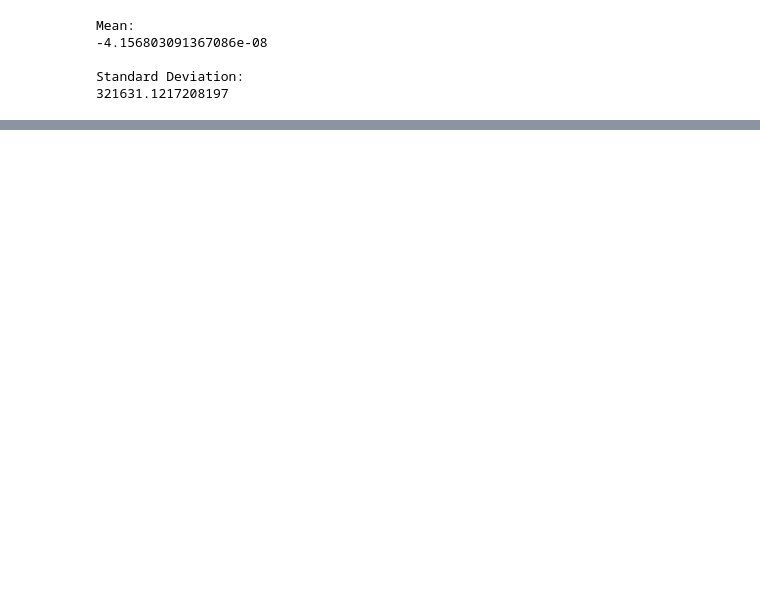
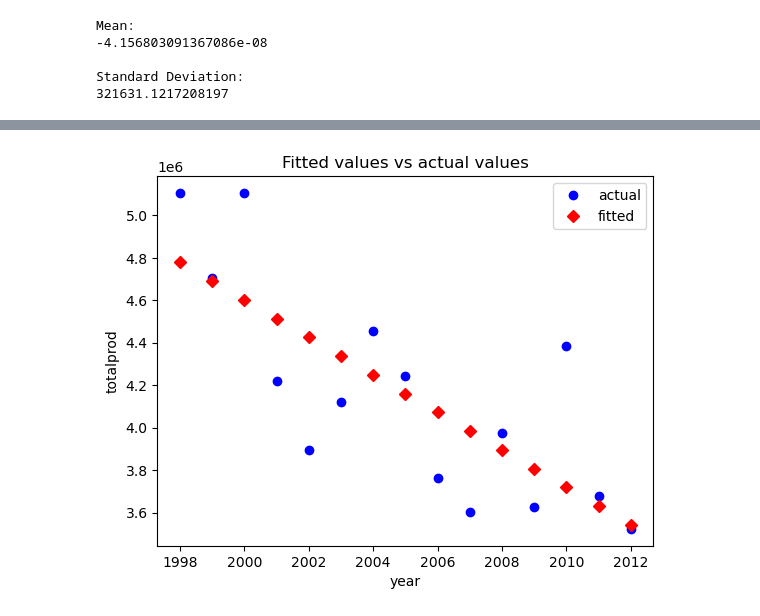
Before and after one commit to MaximilianHauser/CC_DS21_Honey_Production, a Jupyter notebook: Honey_Prod_Linear_Regression.ipynb, the cells around one changed output, grey strips where cells are left out. Drawn from its saved outputs; the diff is of its cells as text; code cells hidden in the pictures; blank space fills up the shorter version.

```diff
--- a/Honey_Prod_Linear_Regression.ipynb
+++ b/Honey_Prod_Linear_Regression.ipynb
@@ -197,0 +192,8 @@ plt.show()
+# %%
+# plot of predicted values vs actual ----------------------------------------------------------------------------------------- #
+sm.graphics.plot_fit(regr_result, 1, vlines=False)
+plt.title("Fitted values vs actual values")
+plt.legend(["actual", "fitted"])
+plt.show()
+# %% [output]
+[figure, added]
```
Also changed, not shown: parts of 17 cells of this notebook.
